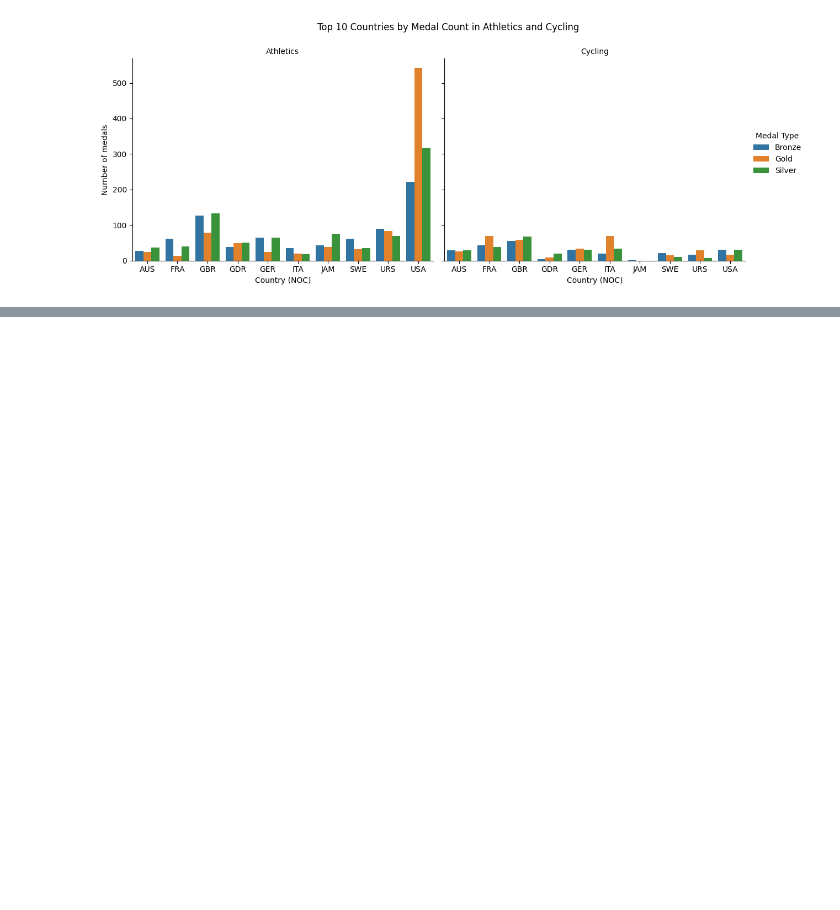
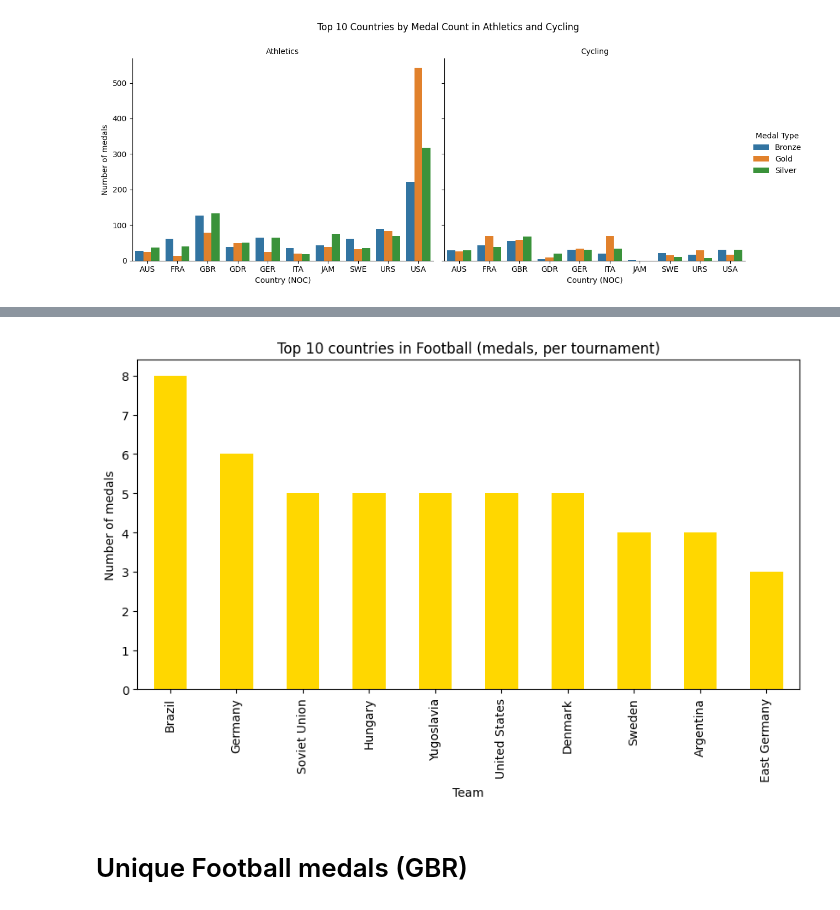
Before and after one commit to nouralahmad89-crypto/OS-projekt-Storbrittanien, a Jupyter notebook: notebooks/data_analysis.ipynb, the cells around one changed output, grey strips where cells are left out. Cells and saved outputs as stored; diff of their text form; code cells hidden in the pictures; blank space fills up the shorter version.

```diff
--- a/notebooks/data_analysis.ipynb
+++ b/notebooks/data_analysis.ipynb
@@ -528,0 +550,18 @@ plt.show()
+# %%
+medal_df = selected_sports_df[selected_sports_df["Medal"].notna()]
+football_medals = medal_df[medal_df["Sport"]=="Football"]
+
+# Räknar unika medaljer per lag och spelår
+football_medals_unique = football_medals.drop_duplicates(subset=["Year","Games","Team","Medal"])
+
+# Summera medaljer per lag
+football_medals_count = football_medals_unique.groupby("Team")["Medal"].count().sort_values(ascending=False)
+
+football_medals_count.head(10).plot(kind="bar", color="gold", figsize=(10,5))
+plt.title("Top 10 countries in Football (medals, per tournament)")
+plt.ylabel("Number of medals")
+plt.show()
+# %% [output]
+[figure, added]
+# %% [markdown]
+# Unique Football medals (GBR)
```
Also changed, not shown: parts of 9 cells of this notebook.
